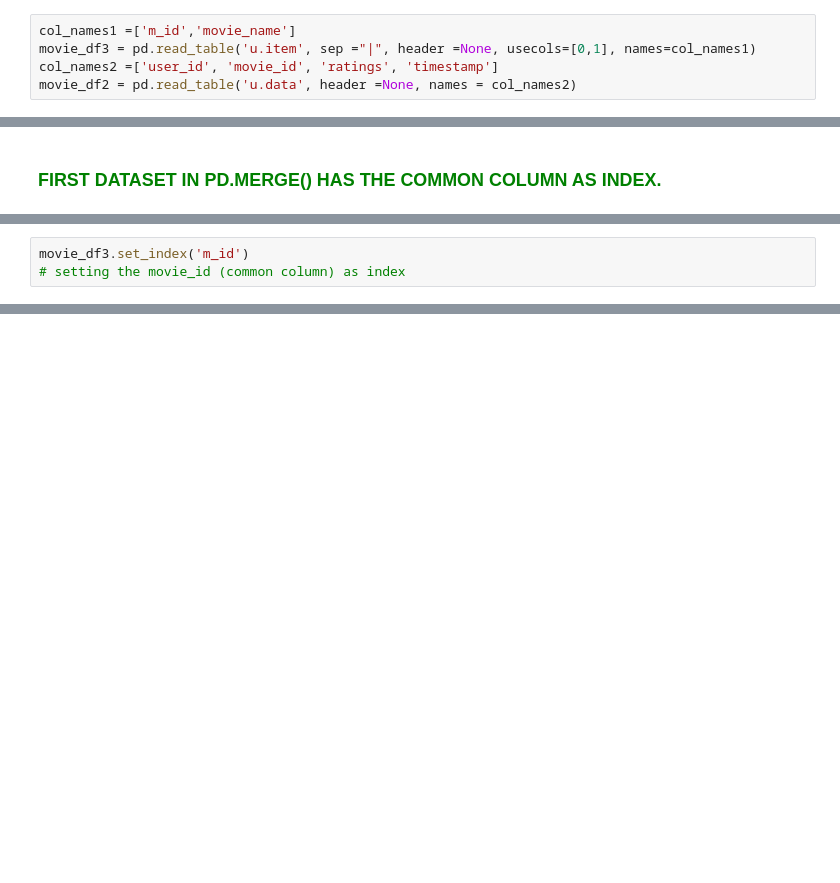
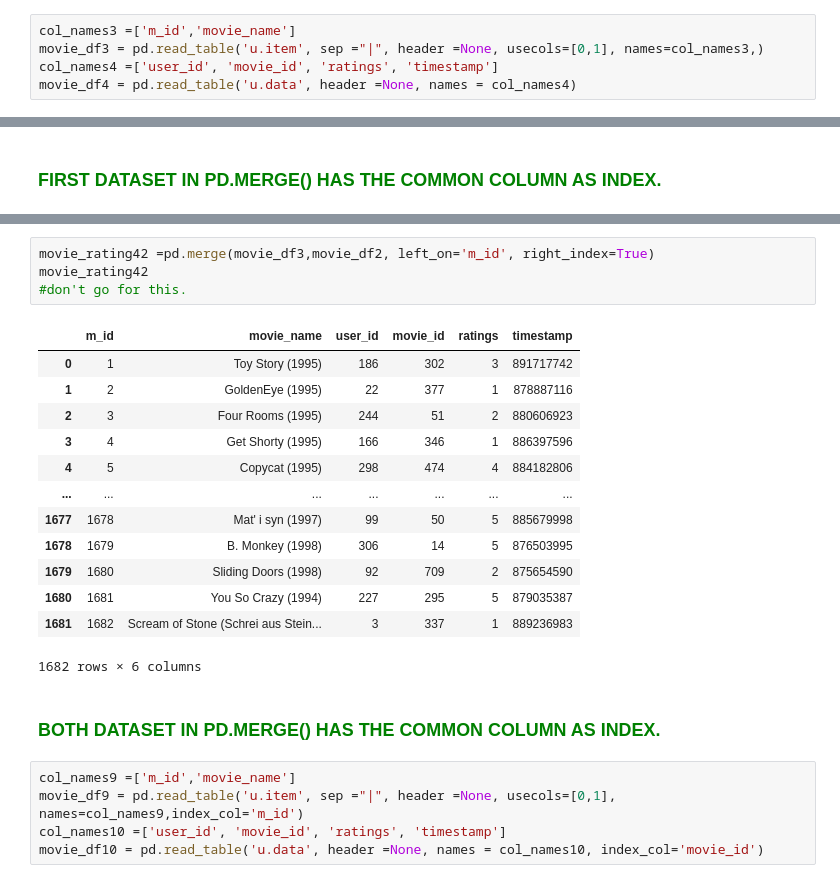
Before and after one commit to Sreekanthrshekar/personal_projects, a Jupyter notebook: data_cleaning_and_preprocessing/Data_preprocessing_methods.ipynb, the cells around one changed output, grey strips where cells are left out. Saved outputs shown, nothing was run; the diff lists cells and outputs as text; blank space fills up the shorter version.

```diff
--- a/data_cleaning_and_preprocessing/Data_preprocessing_methods.ipynb
+++ b/data_cleaning_and_preprocessing/Data_preprocessing_methods.ipynb
@@ -363,10 +363,10 @@ Here you can see that the order of dataframe 1 is maintained, and also of datafr
 # <font color=red > QUESTION.
 > ## <font color=red > I wish to use pd.merge() but the common column has different column headers. How can I merge them?</font>
 # %%
-col_names1 =['m_id','movie_name']
-movie_df3 = pd.read_table('u.item', sep ="|", header =None, usecols=[0,1], names=col_names1)
-col_names2 =['user_id', 'movie_id', 'ratings', 'timestamp']
-movie_df2 = pd.read_table('u.data', header =None, names = col_names2)
+col_names3 =['m_id','movie_name']
+movie_df3 = pd.read_table('u.item', sep ="|", header =None, usecols=[0,1], names=col_names3,)
+col_names4 =['user_id', 'movie_id', 'ratings', 'timestamp']
+movie_df4 = pd.read_table('u.data', header =None, names = col_names4)
 # %%
 movie_df3
 # %% [output]
@@ -439,3 +439,0 @@ movie_df2 = pd.read_table('u.data', header =None, names = col_names2)
-# %%
-movie_df3.set_index('m_id')
-# setting the movie_id (common column) as index
@@ -489,0 +564,25 @@ movie_rating2
+# %%
+movie_rating42 =pd.merge(movie_df3,movie_df2, left_on='m_id', right_index=True)
+movie_rating42
+#don't go for this.
+# %% [output]
+|  | m_id | movie_name | user_id | movie_id | ratings | timestamp |
+| 0 | 1 | Toy Story (1995) | 186 | 302 | 3 | 891717742 |
+| 1 | 2 | GoldenEye (1995) | 22 | 377 | 1 | 878887116 |
+| 2 | 3 | Four Rooms (1995) | 244 | 51 | 2 | 880606923 |
+| 3 | 4 | Get Shorty (1995) | 166 | 346 | 1 | 886397596 |
+| 4 | 5 | Copycat (1995) | 298 | 474 | 4 | 884182806 |
+| ... | ... | ... | ... | ... | ... | ... |
+| 1677 | 1678 | Mat' i syn (1997) | 99 | 50 | 5 | 885679998 |
+| 1678 | 1679 | B. Monkey (1998) | 306 | 14 | 5 | 876503995 |
+| 1679 | 1680 | Sliding Doors (1998) | 92 | 709 | 2 | 875654590 |
+| 1680 | 1681 | You So Crazy (1994) | 227 | 295 | 5 | 879035387 |
+| 1681 | 1682 | Scream of Stone (Schrei aus Stein... | 3 | 337 | 1 | 889236983 |
+1682 rows × 6 columns
+# %% [markdown]
+### <font color=green > BOTH DATASET IN PD.MERGE() HAS THE COMMON COLUMN AS INDEX. </font>
+# %%
+col_names9 =['m_id','movie_name']
+movie_df9 = pd.read_table('u.item', sep ="|", header =None, usecols=[0,1], names=col_names9,index_col='m_id')
+col_names10 =['user_id', 'movie_id', 'ratings', 'timestamp']
+movie_df10 = pd.read_table('u.data', header =None, names = col_names10, index_col='movie_id')
```
Also changed, not shown: parts of 20 cells of this notebook.
